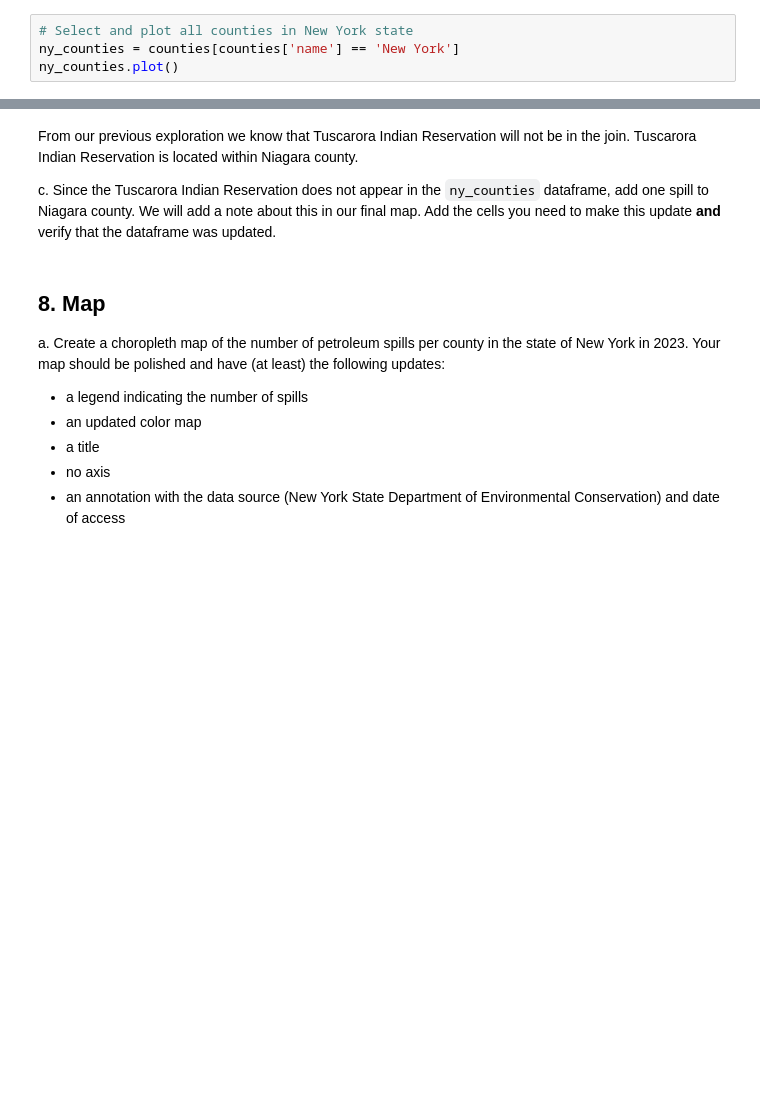
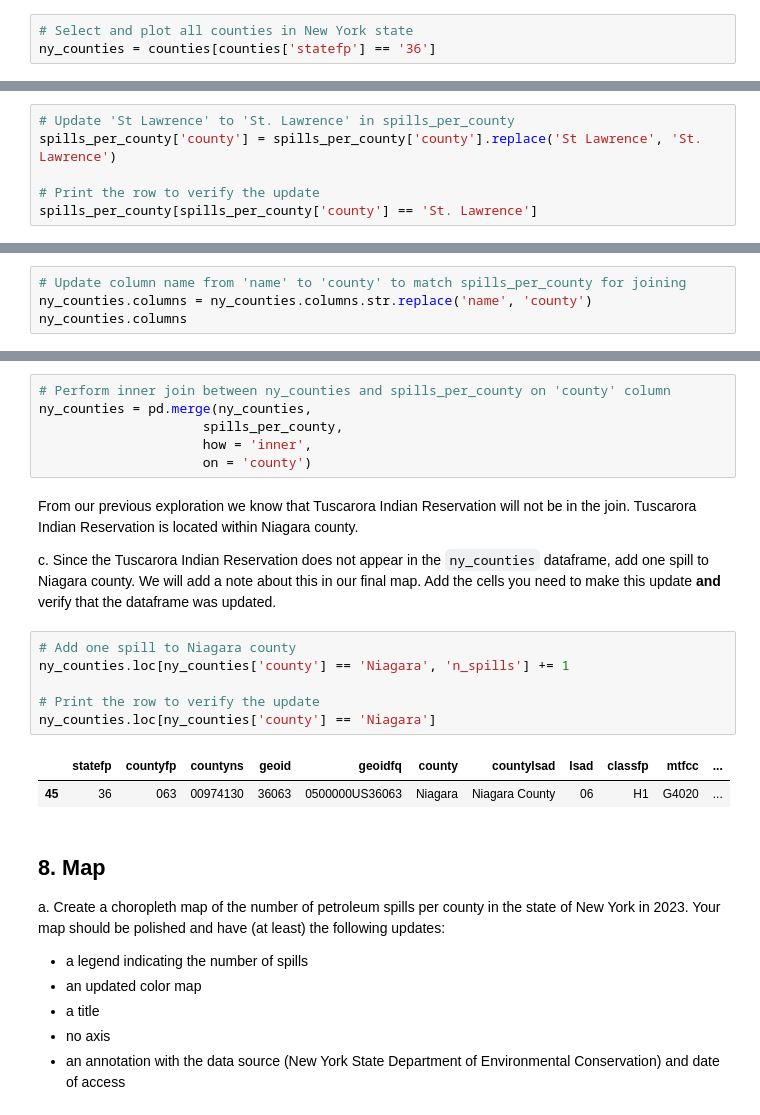
Before and after one commit to hylaea-miller/eds220-hwk3, a Jupyter notebook: hwk3-task1-spills.ipynb, the cells around one changed output, grey strips where cells are left out. Cells and saved outputs as stored; diff of their text form; blank space fills up the shorter version.

```diff
--- a/hwk3-task1-spills.ipynb
+++ b/hwk3-task1-spills.ipynb
@@ -371,5 +362,4 @@ counties.columns = counties.columns.str.lower()
 Select all the counties for the state of New York in a new variable `ny_counties` and plot them (you may need to look at the metadata).
 # %%
 # Select and plot all counties in New York state
-ny_counties = counties[counties['name'] == 'New York']
-ny_counties.plot()
+ny_counties = counties[counties['statefp'] == '36']
@@ -423,3 +453,9 @@ e. What is the number of spills in 'Tuscarora Indian Reservation'?
 ### 7.B. Data updates
 
 In the next cell, update 'St Lawrence' to 'St. Lawrence' in `spills_per_county` data frame and Verify the update was successful.
+# %%
+# Update 'St Lawrence' to 'St. Lawrence' in spills_per_county
+spills_per_county['county'] = spills_per_county['county'].replace('St Lawrence', 'St. Lawrence')
+
+# Print the row to verify the update
+spills_per_county[spills_per_county['county'] == 'St. Lawrence']
@@ -429,3 +468,7 @@ In the next cell, update 'St Lawrence' to 'St. Lawrence' in `spills_per_county`
 In the following cells:
 
 a. Use this cell to make any other updates needed for making an inner join of the `spills_per_county` and `ny_counties`.
+# %%
+# Update column name from 'name' to 'county' to match spills_per_county for joining
+ny_counties.columns = ny_counties.columns.str.replace('name', 'county')
+ny_counties.columns
@@ -432,10 +481,25 @@ a. Use this cell to make any other updates needed for making an inner join of th
 # %% [markdown]
 b. Over-write `ny_counties` as the  inner join of the `spills_per_county` and `ny_counties` dataframes.
+# %%
+# Perform inner join between ny_counties and spills_per_county on 'county' column
+ny_counties = pd.merge(ny_counties,
+                     spills_per_county,
+                     how = 'inner',
+                     on = 'county')
 # %% [markdown]
 
 From our previous exploration we know that Tuscarora Indian Reservation will not be in the join. Tuscarora Indian Reservation is located within Niagara county.
 
 c. Since the Tuscarora Indian Reservation does not appear in the `ny_counties` dataframe, add one spill to Niagara county. We will add a note about this in our final map. Add the cells you need to make this update **and** verify that the dataframe was updated.
+# %%
+# Add one spill to Niagara county
+ny_counties.loc[ny_counties['county'] == 'Niagara', 'n_spills'] += 1
+
+# Print the row to verify the update
+ny_counties.loc[ny_counties['county'] == 'Niagara']
+# %% [output]
+|  | statefp | countyfp | countyns | geoid | geoidfq | county | countylsad | lsad | classfp | mtfcc | ... |
+| 45 | 36 | 063 | 00974130 | 36063 | 0500000US36063 | Niagara | Niagara County | 06 | H1 | G4020 | ... |
 # %% [markdown]
 ## 8. Map
 a. Create a choropleth map of the number of petroleum spills per county in the state of New York in 2023.
```
Also changed, not shown: parts of 16 cells of this notebook.
